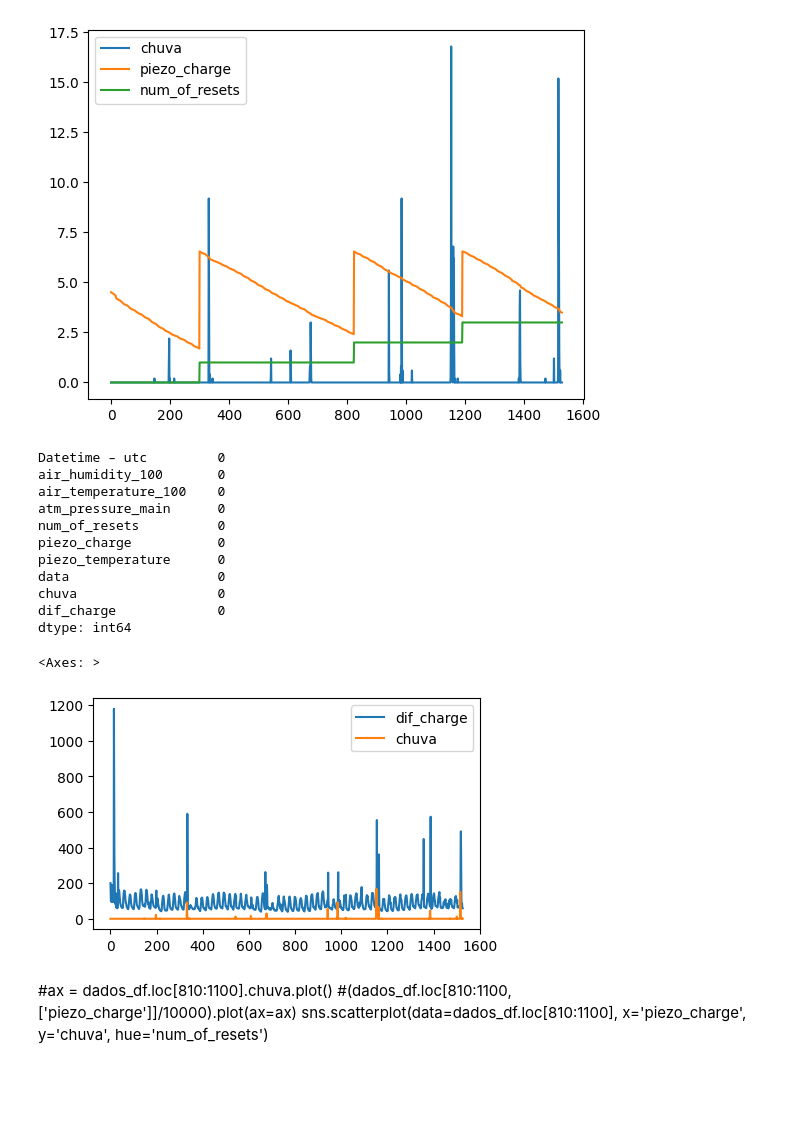
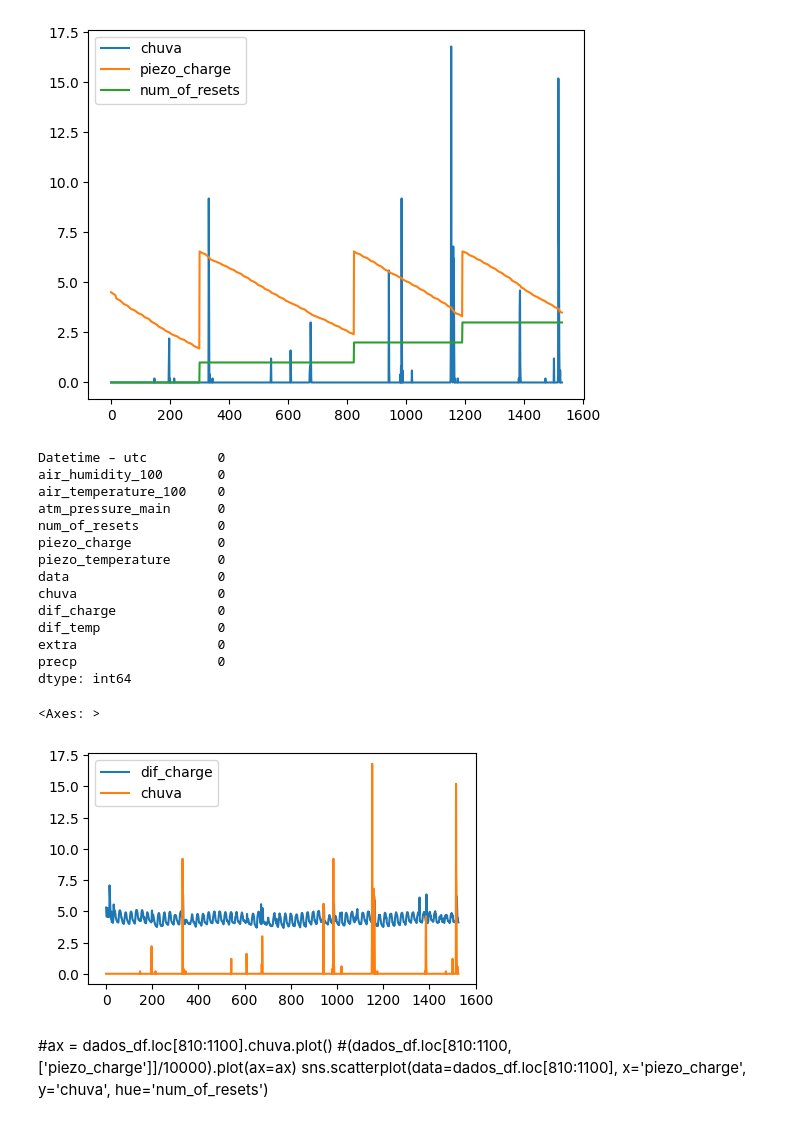
Before and after one commit to FollowingTheRabbit/Rain, a Jupyter notebook: src/analyse.ipynb, the cells around one changed output. Cells and saved outputs as stored; diff of their text form; code cells hidden in the pictures; blank space fills up the shorter version.

```diff
--- a/src/analyse.ipynb
+++ b/src/analyse.ipynb
@@ -111,6 +111,7 @@ dados_df[['num_of_resets']].plot(ax=ax2)
 [figure]
 # %%
 dados_df['dif_charge'] = dados_df.groupby('num_of_resets').piezo_charge.diff(-1)
+dados_df['dif_charge'] = dados_df.dif_charge.apply(np.log)
 dados_df.dropna(inplace=True)
 #dados_df['dif_charge'] = 100*dados_df['dif_charge']/dados_df['piezo_charge']
 #aux = dados_df[dados_df.num_of_resets.eq(1)]
@@ -128,24 +129,27 @@ piezo_temperature      0
 data                   0
 chuva                  0
 dif_charge             0
+dif_temp               0
+extra                  0
+precp                  0
 dtype: int64
 # %%
 fig, ax = plt.subplots(figsize=(5,3))
 #plt.subplot(121)
 (dados_df[['dif_charge']]).plot(ax=ax)
 #dados_df[['piezo_temperature']].plot(ax=ax)
 #dados_df[['air_temperature_100']].plot(ax=ax)
 
 #plt.subplot(122)
-(dados_df[['chuva']]*10).plot(ax=ax)
+(dados_df[['chuva']]).plot(ax=ax)
 #(dados_df[['piezo_charge']]/10000).plot(ax=ax2)
 #dados_df[['num_of_resets']].plot(ax=ax2)
 
 
 #ax = plt.hist(sensor_df.piezo_charge)
 # %% [output]
 <Axes: >
-[figure, old version]
+[figure, new version]
 # %% [markdown]
 #ax = dados_df.loc[810:1100].chuva.plot()
 #(dados_df.loc[810:1100,['piezo_charge']]/10000).plot(ax=ax)
```
Also changed, not shown: parts of 8 cells of this notebook.
